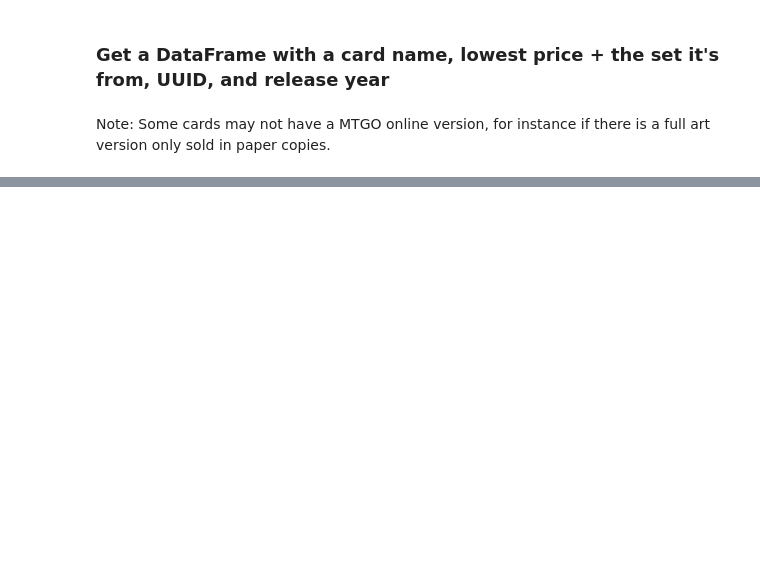
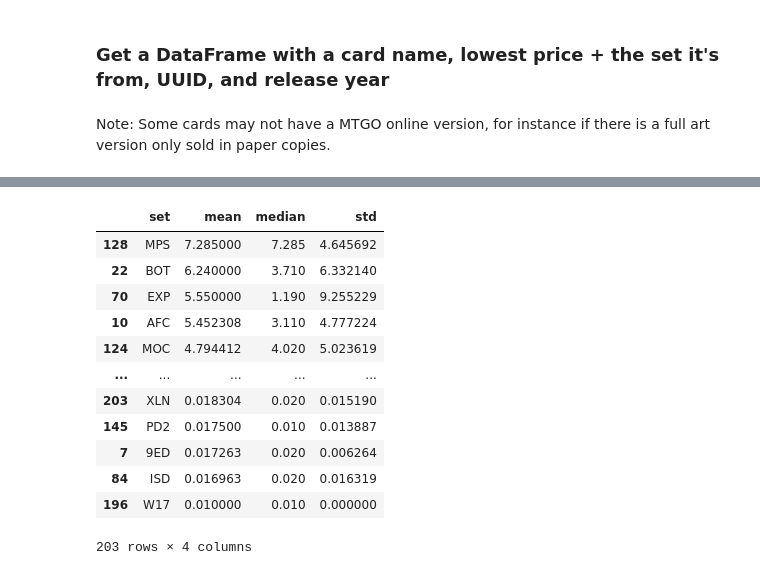
Before and after one commit to caseyforey/DS-final-CForey-Jbourds, a Jupyter notebook: markets.ipynb, the cells around one changed output, grey strips where cells are left out. Cells and saved outputs as stored; diff of their text form; code cells hidden in the pictures; blank space fills up the shorter version.

```diff
--- a/markets.ipynb
+++ b/markets.ipynb
@@ -36,0 +30,28 @@ card_price_df.head()
+# %%
+def calculate_aggregate_set_prices(card_price_df: pd.DataFrame) -> pd.DataFrame:
+    """
+    Function to calculate aggregate set prices from the market price data.
+
+    :param card_price_df: Pandas dataframe with market price information.
+
+    :returns: Dataframe with aggregate statistics.
+    """
+    # Don't count promos- ignore sets with a s
+    agg_set_df: pd.DataFrame = card_price_df.groupby(['set'])['price'].agg(['mean', 'median', 'std']).reset_index().sort_values(by=['mean'], ascending=False)
+    return agg_set_df[~agg_set_df['std'].isnull()]
+
+calculate_aggregate_set_prices(card_price_df)
+# %% [output]
+|  | set | mean | median | std |
+| 128 | MPS | 7.285000 | 7.285 | 4.645692 |
+| 22 | BOT | 6.240000 | 3.710 | 6.332140 |
+| 70 | EXP | 5.550000 | 1.190 | 9.255229 |
+| 10 | AFC | 5.452308 | 3.110 | 4.777224 |
+| 124 | MOC | 4.794412 | 4.020 | 5.023619 |
+| ... | ... | ... | ... | ... |
+| 203 | XLN | 0.018304 | 0.020 | 0.015190 |
+| 145 | PD2 | 0.017500 | 0.010 | 0.013887 |
+| 7 | 9ED | 0.017263 | 0.020 | 0.006264 |
+| 84 | ISD | 0.016963 | 0.020 | 0.016319 |
+| 196 | W17 | 0.010000 | 0.010 | 0.000000 |
+203 rows × 4 columns
```
Also changed, not shown: parts of 4 cells of this notebook, 1 other file.
